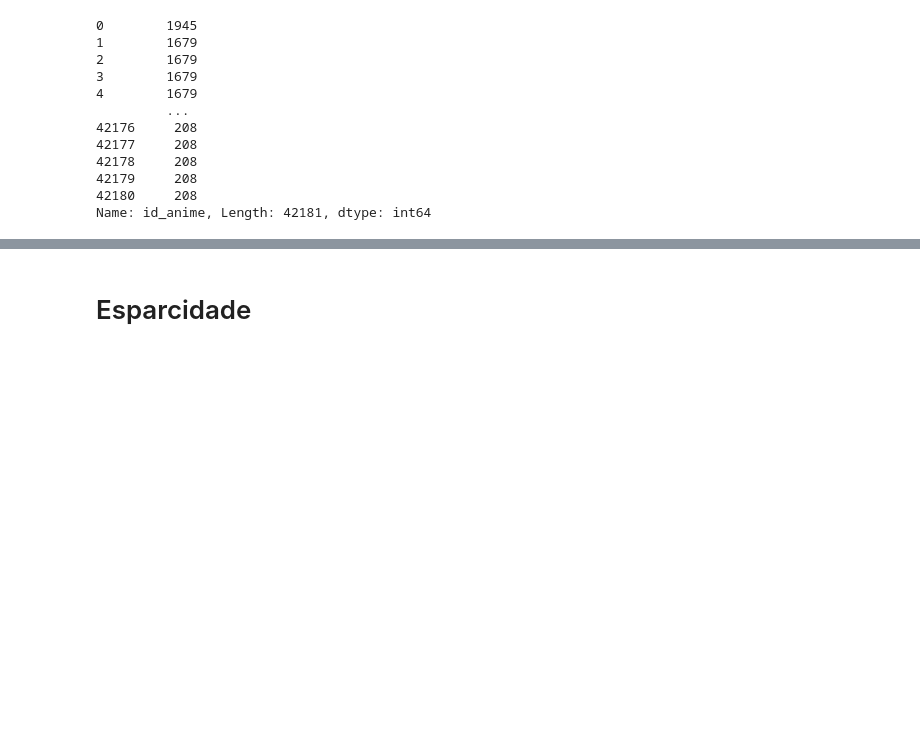
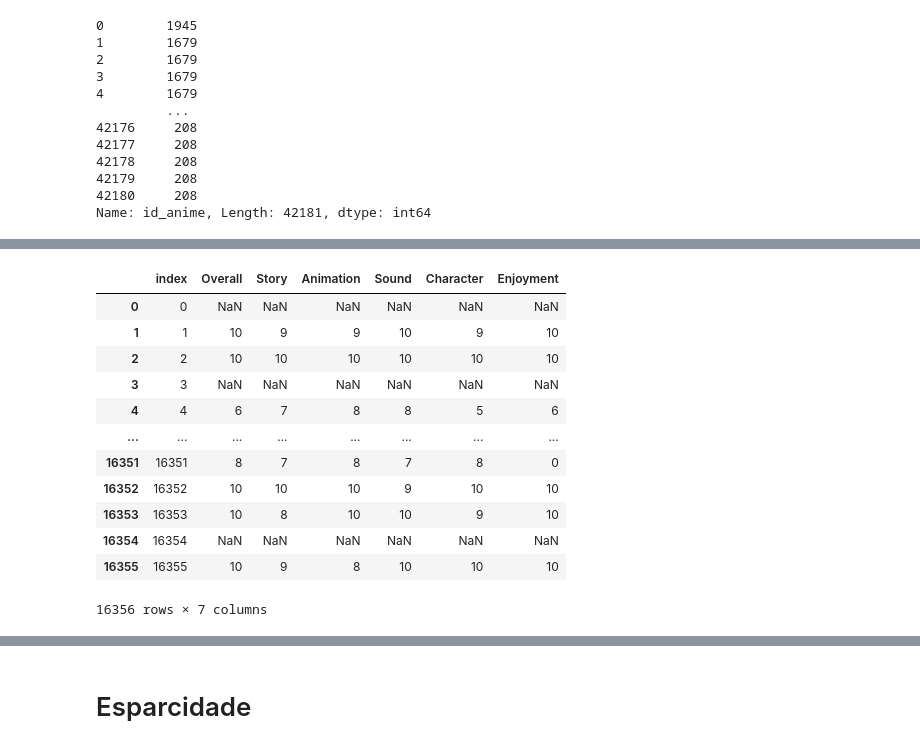
Before and after one commit to ChenYP-1982/RECOMMENDER-STREAMLIT, a Jupyter notebook: rec.ipynb, the cells around one changed output, grey strips where cells are left out. Cells and saved outputs as stored; diff of their text form; code cells hidden in the pictures; blank space fills up the shorter version.

```diff
--- a/rec.ipynb
+++ b/rec.ipynb
@@ -104,5 +140,6 @@ Name: id_anime, Length: 42181, dtype: int64
 # %%
-df_rec=df_rec.drop_duplicates(keep="first")
+#dropando as as linhas repetidas
+df_rec=df_rec.drop_duplicates(keep="first", ignore_index=True)
 df_rec=df_rec.drop(columns="anime_uid")
 # %%
 df_rec.shape
@@ -124,0 +164,21 @@ df_rec['genre'] = df_rec['genre'].apply(literal_eval)
+# %%
+#transformando minha coluna de scores (json em colunas isoladas)
+df_rec["scores"]=df_rec["scores"].fillna("{}")
+df_rec["scores"]=df_rec["scores"].apply(eval)
+df_normalized=json_normalize(df_rec['scores'])
+df_normalized=df_normalized.reset_index()
+df_normalized
+# %% [output]
+|  | index | Overall | Story | Animation | Sound | Character | Enjoyment |
+| 0 | 0 | NaN | NaN | NaN | NaN | NaN | NaN |
+| 1 | 1 | 10 | 9 | 9 | 10 | 9 | 10 |
+| 2 | 2 | 10 | 10 | 10 | 10 | 10 | 10 |
+| 3 | 3 | NaN | NaN | NaN | NaN | NaN | NaN |
+| 4 | 4 | 6 | 7 | 8 | 8 | 5 | 6 |
+| ... | ... | ... | ... | ... | ... | ... | ... |
+| 16351 | 16351 | 8 | 7 | 8 | 7 | 8 | 0 |
+| 16352 | 16352 | 10 | 10 | 10 | 9 | 10 | 10 |
+| 16353 | 16353 | 10 | 8 | 10 | 10 | 9 | 10 |
+| 16354 | 16354 | NaN | NaN | NaN | NaN | NaN | NaN |
+| 16355 | 16355 | 10 | 9 | 8 | 10 | 10 | 10 |
+16356 rows × 7 columns
```
Also changed, not shown: parts of 34 cells of this notebook.
